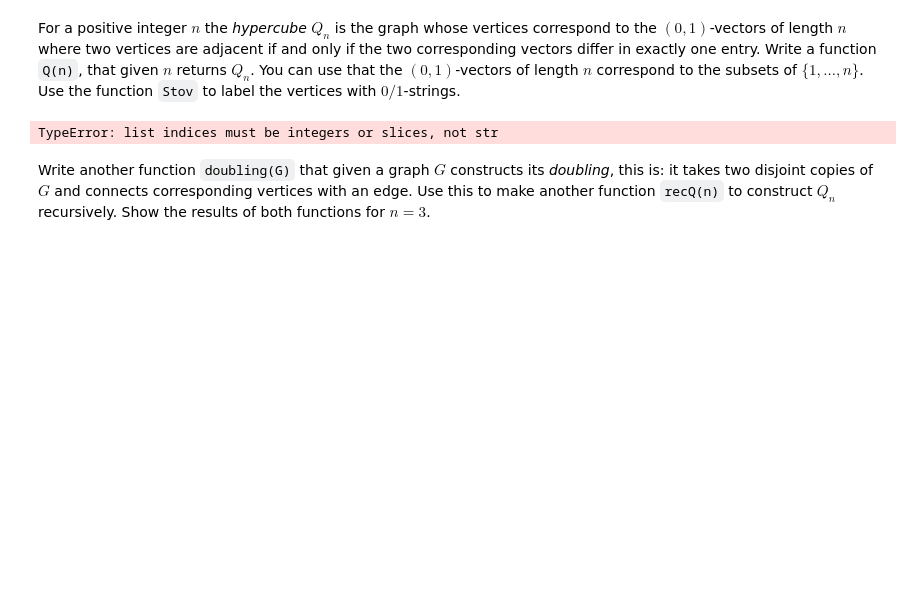
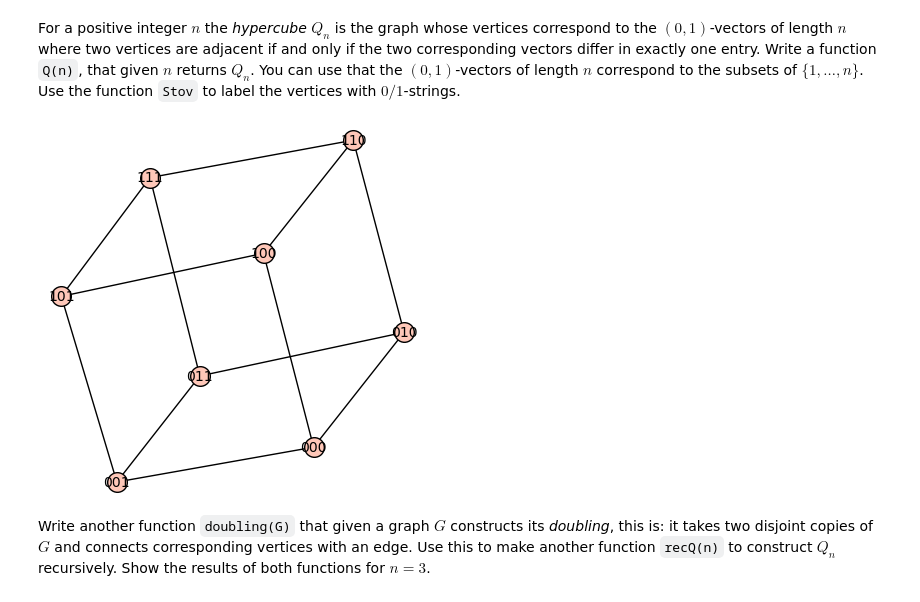
Before and after one commit to CarlosFerLo/graphs, a Jupyter notebook: Sheet 2 23-24.ipynb, the cells around one changed output. Saved outputs shown, nothing was run; the diff lists cells and outputs as text; code cells hidden in the pictures; blank space fills up the shorter version.

```diff
--- a/Sheet 2 23-24.ipynb
+++ b/Sheet 2 23-24.ipynb
@@ -232,13 +232,13 @@ def Q(n):
             u = list(v)
             u[idx] = "0" if c == "1" else "1"
 
-            G.add_edge((v, "".join(u)))
+            Q.add_edge((v, "".join(u)))
 
     return Q
 # %%
-Q(3)
+Q(3).show()
 # %% [output]
-TypeError: list indices must be integers or slices, not str
+[figure, added]
 # %% [markdown]
 Write another function `doubling(G)` that given a graph $G$ constructs its _doubling_, this is: it takes two disjoint copies of $G$ and connects corresponding vertices with an edge. Use this to make another function `recQ(n)` to construct $Q_n$ recursively. Show the results of both functions for $n=3$.
 # %%
```
Also changed, not shown: parts of 11 cells of this notebook.
